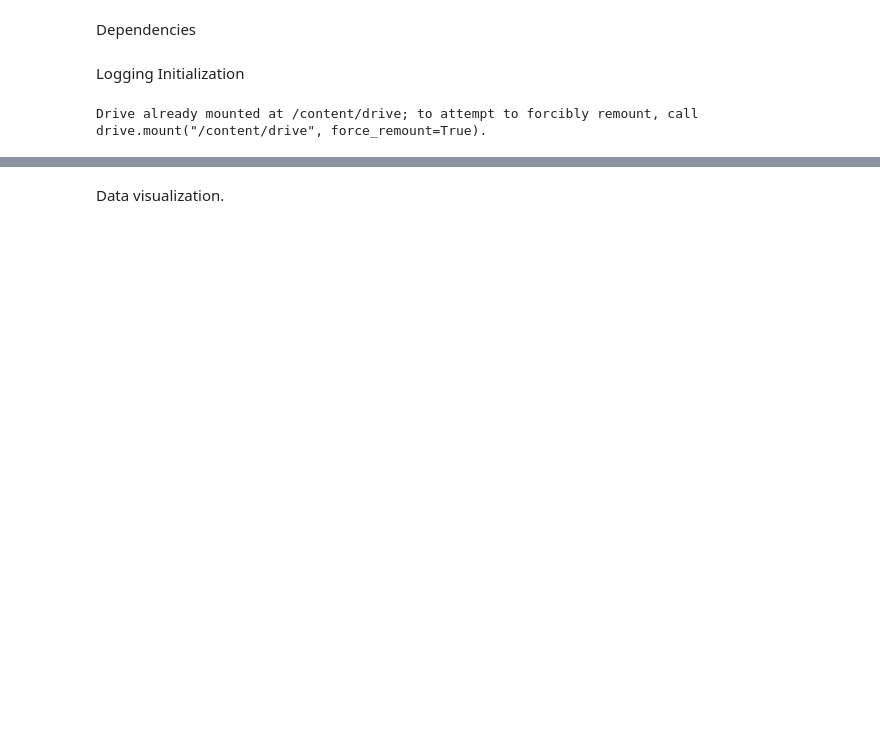
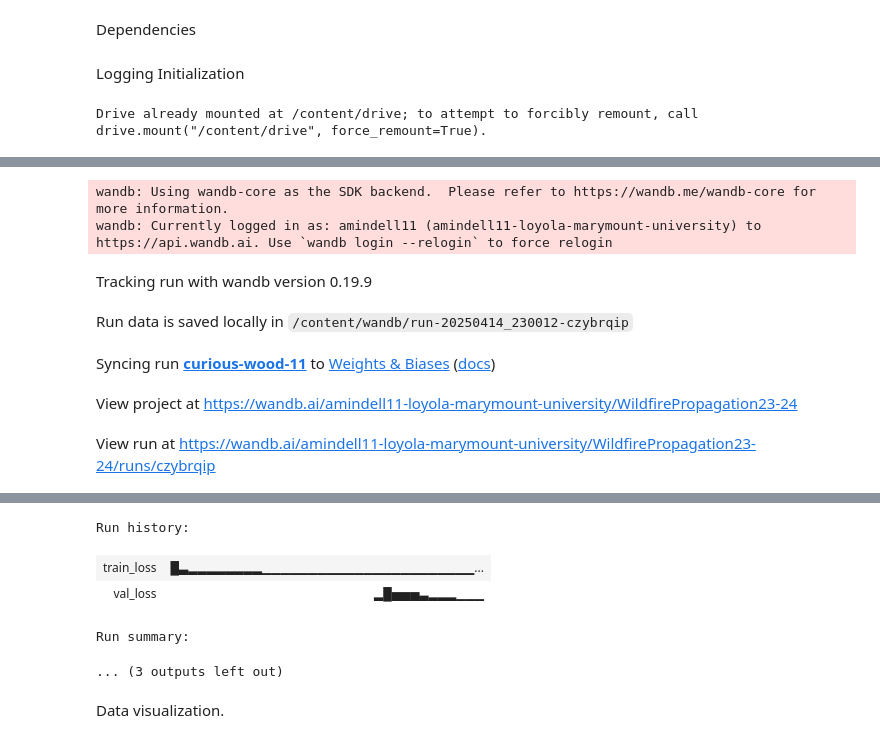
Before and after one commit to amindell11/WildfireSpreadPrediction, a Jupyter notebook: notebooks/Wildfire23-24.ipynb, the cells around one changed output, grey strips where cells are left out. Saved outputs shown, nothing was run; the diff lists cells and outputs as text; code cells hidden in the pictures; blank space fills up the shorter version.

```diff
--- a/notebooks/Wildfire23-24.ipynb
+++ b/notebooks/Wildfire23-24.ipynb
@@ -66,10 +50,10 @@ Archive:  /content/drive/MyDrive/Kaggle/next-day-wildfire-spread.zip
 # %%
-epochs_try = [5, 10, 25, 50, 100] #callback
-learning_rate_try = [0.1, 0.05, 0.01, 0.005, 0.001]
-dropout_rate_try = [0.5, 0.25, 0.1, 0.05, 0.01]
-batchsize_try = [64, 128, 256, 512]
+#epochs_try = [5, 10, 25, 50, 100] #callback
+#learning_rate_try = [0.1, 0.05, 0.01, 0.005, 0.001]
+#dropout_rate_try = [0.5, 0.25, 0.1, 0.05, 0.01]
+#batchsize_try = [64, 128, 256, 512]
 
-# epochs_try = [1] #callback
-# learning_rate_try = [0.9]
-# dropout_rate_try = [0]
-# batchsize_try = [2]
+epochs_try = [1] #callback
+learning_rate_try = [0.9]
+dropout_rate_try = [0]
+batchsize_try = [2]
@@ -79,3 +60,8 @@ MessageError: Error: credential propagation was unsuccessful
+# %%
+data_loc = '/content/drive/MyDrive/Kaggle/next-day-wildfire-spread'
+file_pattern = data_loc + '/next_day_wildfire_spread_train*'
+file_pattern_test = data_loc + '/next_day_wildfire_spread_test*'
+file_pattern_evaluate = data_loc + '/next_day_wildfire_spread_eval*'
 # %%
 
 for epoch in epochs_try:
@@ -513,10 +499,16 @@ for epoch in epochs_try:
                 autoencoder = Model(input_img, enc_output)
                 autoencoder.compile(optimizer=opt,loss='BinaryCrossentropy')
 
+                class WandbCallback(keras.callbacks.Callback):
+                    def on_train_batch_end(self, batch, logs=None):
+                        wandb.log({"train_loss": logs['loss']})
+
+                    def on_test_batch_end(self, batch, logs=None):
+                        wandb.log({"val_loss": logs['loss']})
 
 
 
-                history = autoencoder.fit(dataset, epochs=num_epochs, validation_data=dataset_test, shuffle=True, callbacks=[])
+                history = autoencoder.fit(dataset, epochs=num_epochs, validation_data=dataset_test, shuffle=True, callbacks=[WandbCallback()])
 
 
 
@@ -528,3 +520,11 @@ for epoch in epochs_try:
                 #look into dice score
 
                 wandb.finish()
+# %% [output]
+wandb: Using wandb-core as the SDK backend.  Please refer to https://wandb.me/wandb-core for more information.
+wandb: Currently logged in as: amindell11 (amindell11-loyola-marymount-university) to https://api.wandb.ai. Use `wandb login --relogin` to force relogin
+Tracking run with wandb version 0.19.9
+Run data is saved locally in /content/wandb/run-20250414_230012-czybrqip
+Syncing run curious-wood-11 to Weights & Biases (docs)
+View project at https://wandb.ai/amindell11-loyola-marymount-university/WildfirePropagation23-24
+View run at https://wandb.ai/amindell11-loyola-marymount-university/WildfirePropagation23-24/runs/czybrqip
@@ -530,0 +536,5 @@ for epoch in epochs_try:
+Run history:
+| train_loss | █▃▂▂▂▂▂▂▂▂▁▁▁▁▁▁▁▁▁▁▁▁▁▁▁▁▁▁▁▁▁▁▁... |
+| val_loss | ▂█▅▅▅▃▂▂▂▁▁▁ |
+Run summary:
+... (3 outputs left out)
```
Also changed, not shown: parts of 7 cells of this notebook.
